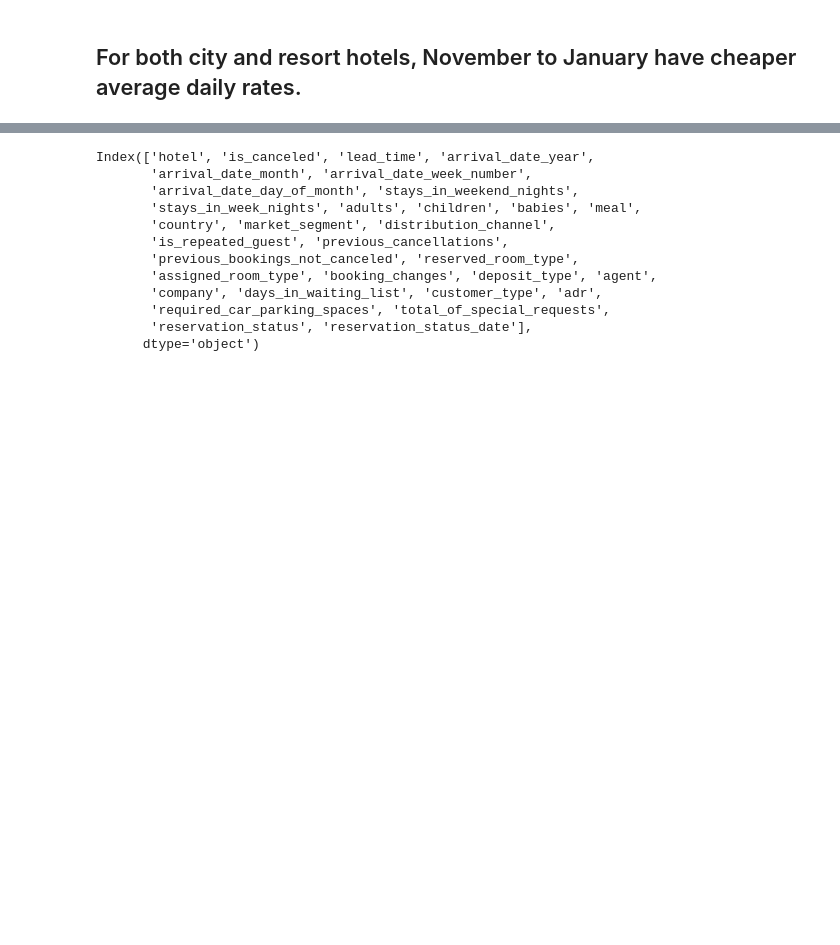
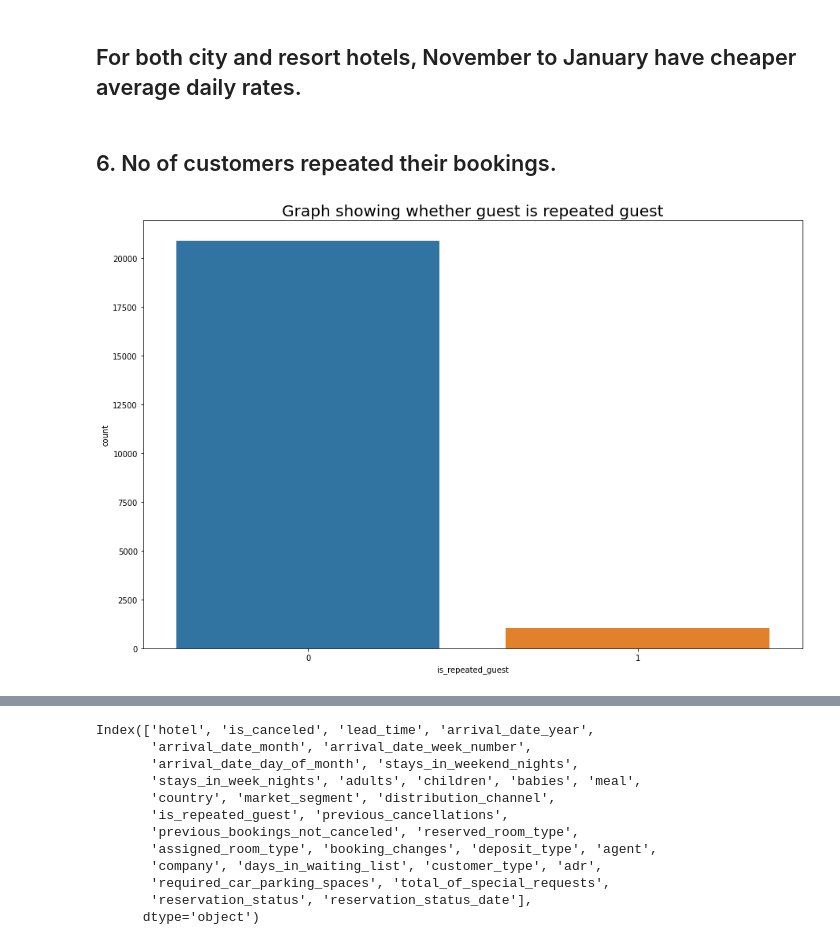
Before and after one commit to Shubhampanaskar/Hotel-Booking-Analysis-Capstone, a Jupyter notebook: Copy_of_Hotel_Booking_Analysis_BY_SHUBHAM_PANASKAR_Capstone_Project.ipynb, the cells around one changed output, grey strips where cells are left out. Cells and saved outputs as stored; diff of their text form; code cells hidden in the pictures; blank space fills up the shorter version.

```diff
--- a/Copy_of_Hotel_Booking_Analysis_BY_SHUBHAM_PANASKAR_Capstone_Project.ipynb
+++ b/Copy_of_Hotel_Booking_Analysis_BY_SHUBHAM_PANASKAR_Capstone_Project.ipynb
@@ -466,3 +466,12 @@ plt.show()
 [figure]
 # %% [markdown]
 ## For both city and resort hotels, November to January have cheaper average daily rates.
+# %% [markdown]
+## 6. No of customers repeated their bookings.
+# %%
+# Countplot of number of customers repeated their bookings.
+plt.figure(figsize=(15,10))
+sns.countplot(data= hotel_df , x='is_repeated_guest' ).set_title('Graph showing whether guest is repeated guest',fontsize=20)
+plt.show()
+# %% [output]
+[figure, added]
```
Also changed, not shown: parts of 12 cells of this notebook.
